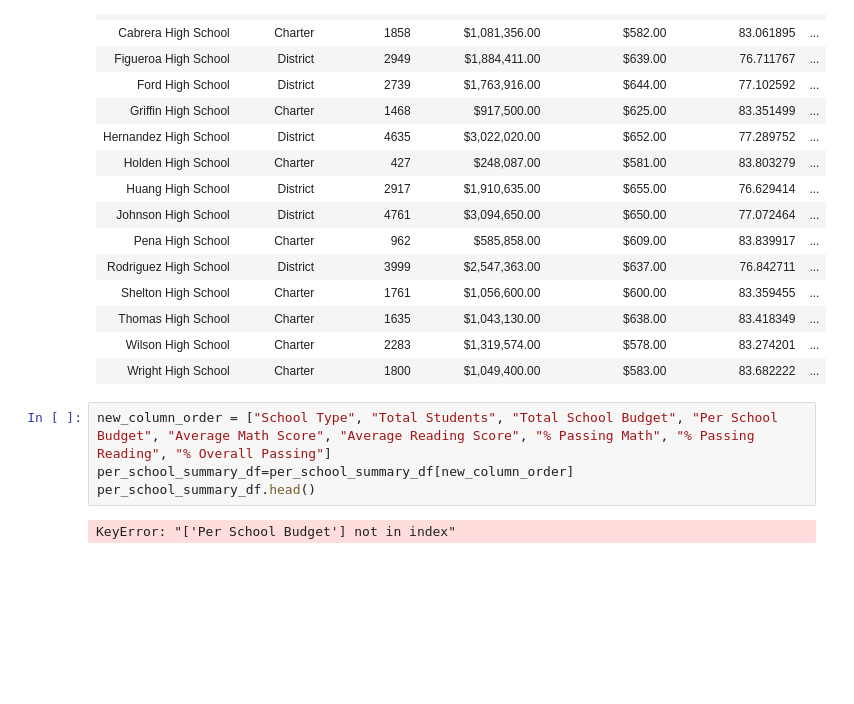
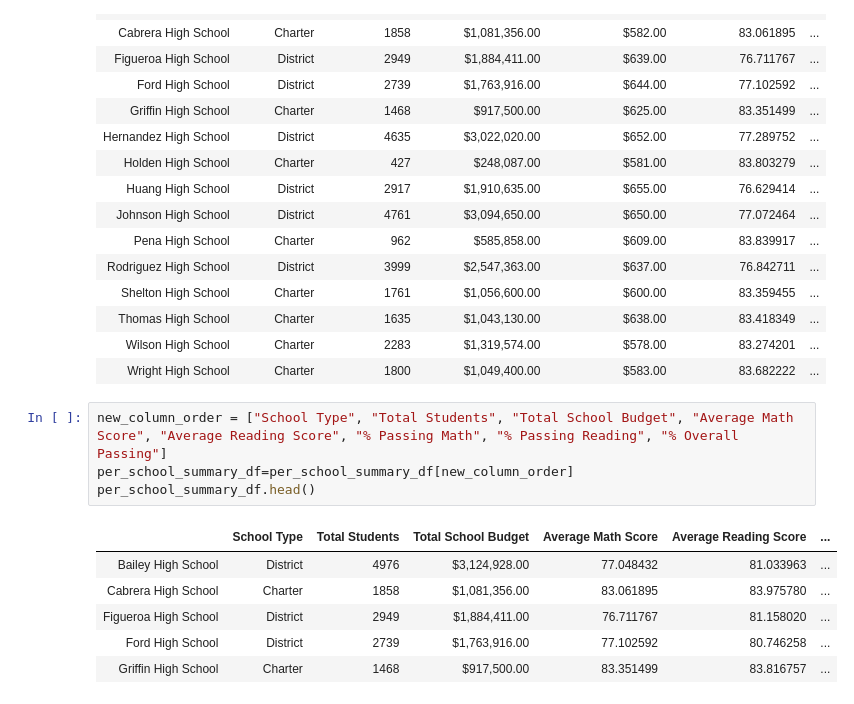
Before and after one commit to cys9689/School_District_Analysis, a Jupyter notebook: PyCitySchools.ipynb, the cells around one changed output. Saved outputs shown, nothing was run; the diff lists cells and outputs as text; blank space fills up the shorter version.

```diff
--- a/PyCitySchools.ipynb
+++ b/PyCitySchools.ipynb
@@ -625,8 +625,13 @@ per_school_summary_df
 | Wilson High School | Charter | 2283 | $1,319,574.00 | $578.00 | 83.274201 | ... |
 | Wright High School | Charter | 1800 | $1,049,400.00 | $583.00 | 83.682222 | ... |
 # %%
-new_column_order = ["School Type", "Total Students", "Total School Budget", "Per School Budget", "Average Math Score", "Average Reading Score", "% Passing Math", "% Passing Reading", "% Overall Passing"]
+new_column_order = ["School Type", "Total Students", "Total School Budget", "Average Math Score", "Average Reading Score", "% Passing Math", "% Passing Reading", "% Overall Passing"]
 per_school_summary_df=per_school_summary_df[new_column_order]
 per_school_summary_df.head()
 # %% [output]
-KeyError: "['Per School Budget'] not in index"
+|  | School Type | Total Students | Total School Budget | Average Math Score | Average Reading Score | ... |
+| Bailey High School | District | 4976 | $3,124,928.00 | 77.048432 | 81.033963 | ... |
+| Cabrera High School | Charter | 1858 | $1,081,356.00 | 83.061895 | 83.975780 | ... |
+| Figueroa High School | District | 2949 | $1,884,411.00 | 76.711767 | 81.158020 | ... |
+| Ford High School | District | 2739 | $1,763,916.00 | 77.102592 | 80.746258 | ... |
+| Griffin High School | Charter | 1468 | $917,500.00 | 83.351499 | 83.816757 | ... |
```
Also changed, not shown: parts of 2 cells of this notebook.
